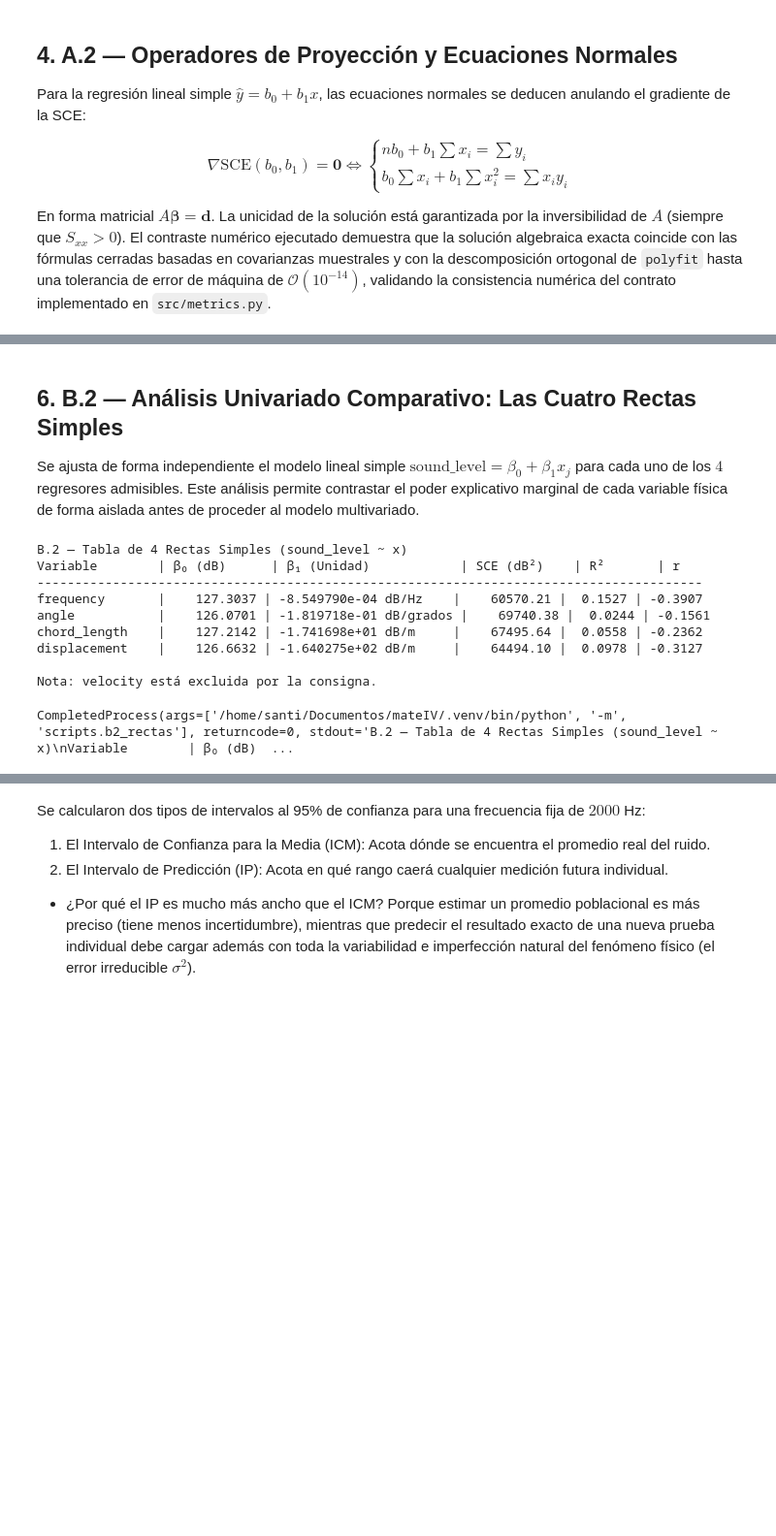
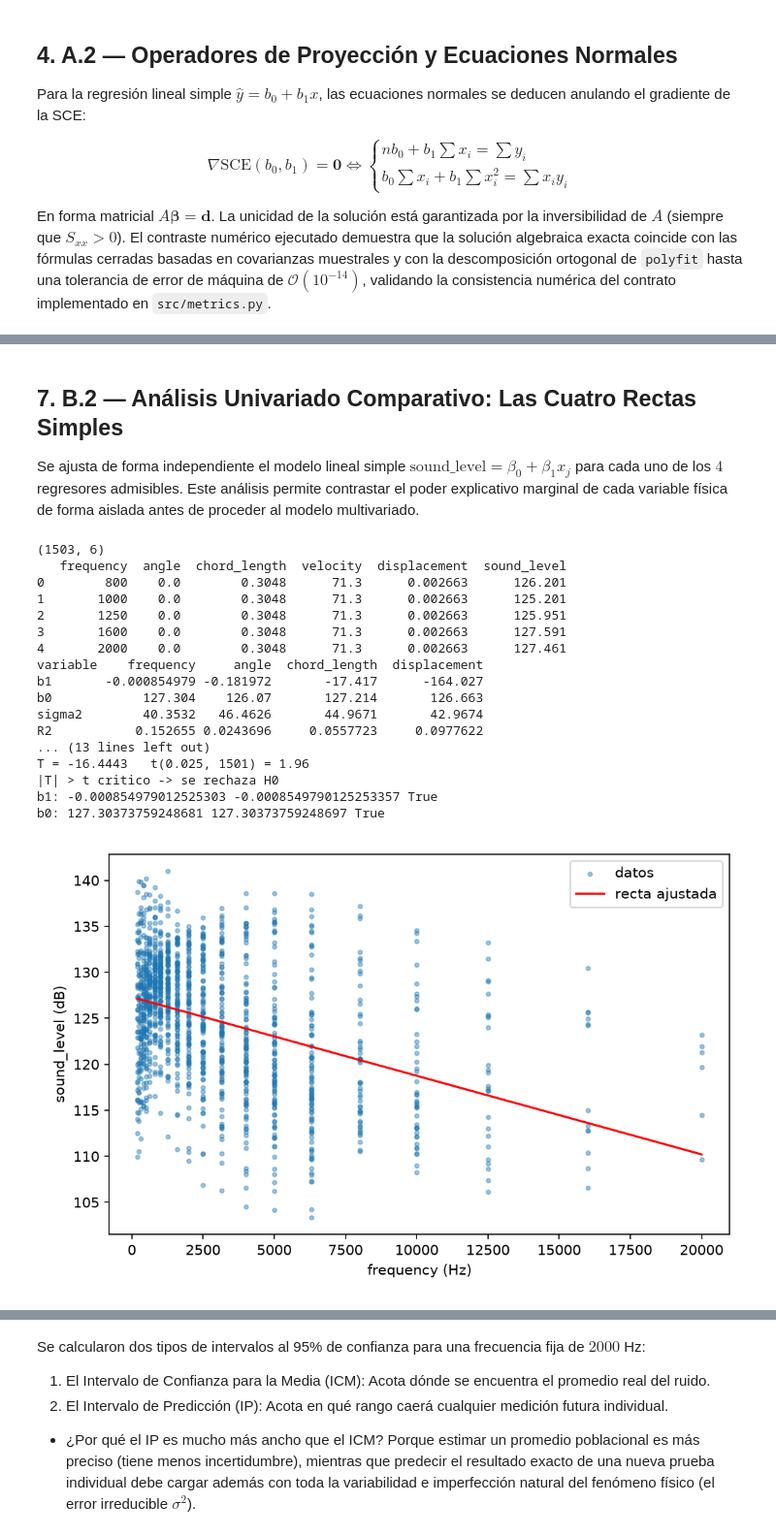
Before and after one commit to santi440/mateIV, a Jupyter notebook: notebooks/informe.ipynb, the cells around one changed output, grey strips where cells are left out. Shown at 97% size. Drawn from its saved outputs; the diff is of its cells as text; code cells hidden in the pictures; blank space fills up the shorter version.

```diff
--- a/notebooks/informe.ipynb
+++ b/notebooks/informe.ipynb
@@ -212,17 +288,26 @@ Se descompuso la variabilidad total del ruido ($STC$) en lo que el modelo logra
 # %% [markdown]
-## 6. B.2 — Análisis Univariado Comparativo: Las Cuatro Rectas Simples
+## 7. B.2 — Análisis Univariado Comparativo: Las Cuatro Rectas Simples
 
 Se ajusta de forma independiente el modelo lineal simple $\text{sound\_level} = \beta_0 + \beta_1 x_j$ para cada uno de los $4$ regresores admisibles. Este análisis permite contrastar el poder explicativo marginal de cada variable física de forma aislada antes de proceder al modelo multivariado.
 # %%
-correr("scripts.b2_rectas")
+correr("scripts.b2_regresionLineal")
+mostrar_figura("docs/figs/b2_dispersion_frequency.png")
 # %% [output]
-B.2 — Tabla de 4 Rectas Simples (sound_level ~ x)
-Variable        | β₀ (dB)      | β₁ (Unidad)            | SCE (dB²)    | R²       | r
-----------------------------------------------------------------------------------------
-frequency       |    127.3037 | -8.549790e-04 dB/Hz    |    60570.21 |  0.1527 | -0.3907
-angle           |    126.0701 | -1.819718e-01 dB/grados |    69740.38 |  0.0244 | -0.1561
-chord_length    |    127.2142 | -1.741698e+01 dB/m     |    67495.64 |  0.0558 | -0.2362
-displacement    |    126.6632 | -1.640275e+02 dB/m     |    64494.10 |  0.0978 | -0.3127
-
-Nota: velocity está excluida por la consigna.
+(1503, 6)
+   frequency  angle  chord_length  velocity  displacement  sound_level
+0        800    0.0        0.3048      71.3      0.002663      126.201
+1       1000    0.0        0.3048      71.3      0.002663      125.201
+2       1250    0.0        0.3048      71.3      0.002663      125.951
+3       1600    0.0        0.3048      71.3      0.002663      127.591
+4       2000    0.0        0.3048      71.3      0.002663      127.461
+variable    frequency     angle  chord_length  displacement
+b1       -0.000854979 -0.181972       -17.417      -164.027
+b0            127.304    126.07       127.214       126.663
+sigma2        40.3532   46.4626       44.9671       42.9674
+R2           0.152655 0.0243696     0.0557723     0.0977622
+... (13 lines left out)
+T = -16.4443   t(0.025, 1501) = 1.96
+|T| > t critico -> se rechaza H0
+b1: -0.000854979012525303 -0.0008549790125253357 True
+b0: 127.30373759248681 127.30373759248697 True
-CompletedProcess(args=['/home/santi/Documentos/mateIV/.venv/bin/python', '-m', 'scripts.b2_rectas'], returncode=0, stdout='B.2 — Tabla de 4 Rectas Simples (sound_level ~ x)\nVariable        | β₀ (dB)  ...
+[figure, added]
```
Also changed, not shown: parts of 31 cells of this notebook.
